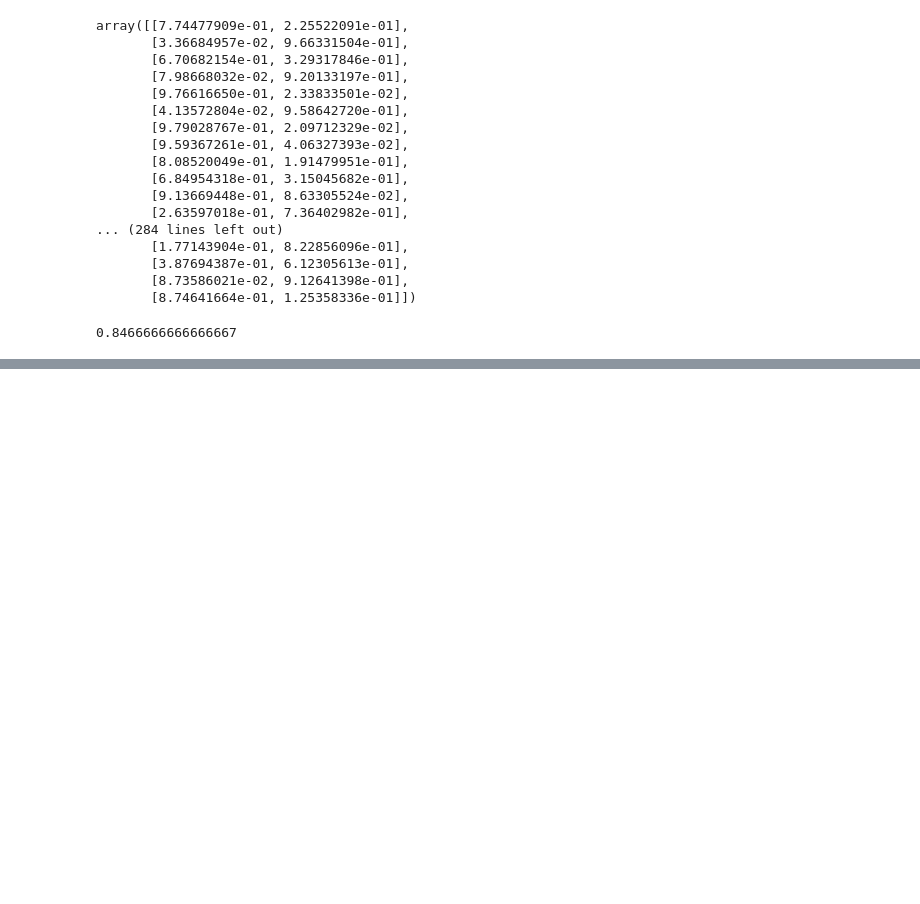
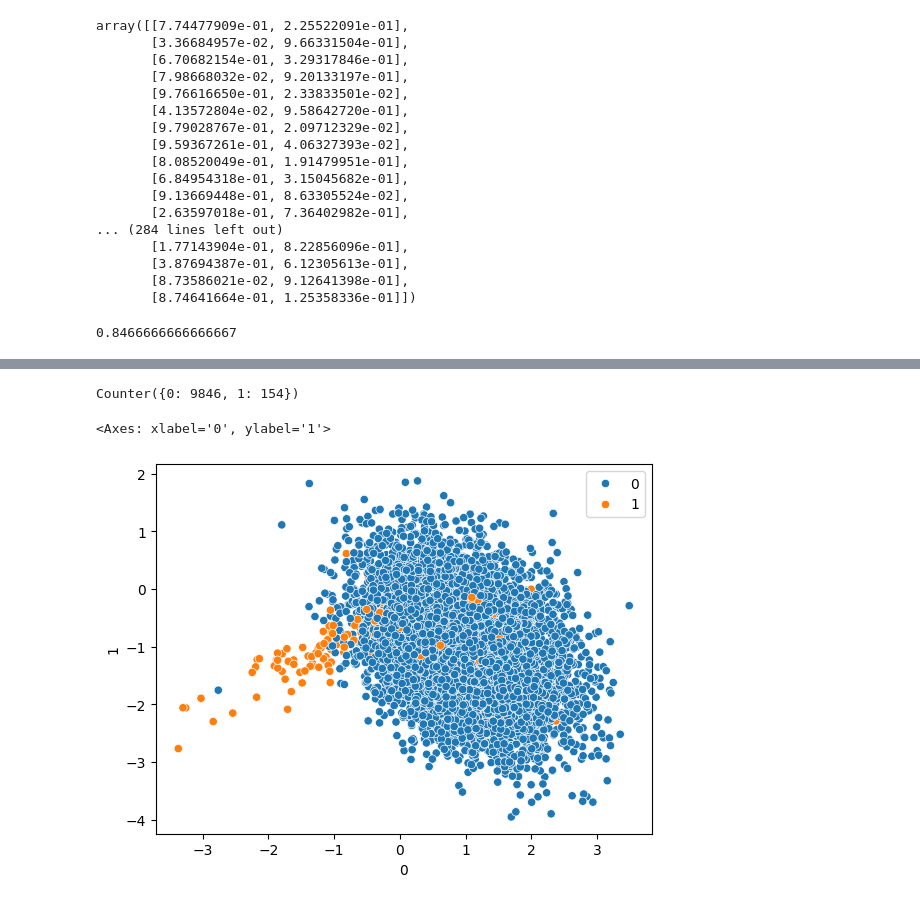
Before and after one commit to samvillasmith/ML-Algorithms, a Jupyter notebook: Logistic_Regression/logistic_regression.ipynb, the cells around one changed output, grey strips where cells are left out. Saved outputs shown, nothing was run; the diff lists cells and outputs as text; code cells hidden in the pictures; blank space fills up the shorter version.

```diff
--- a/Logistic_Regression/logistic_regression.ipynb
+++ b/Logistic_Regression/logistic_regression.ipynb
@@ -113,0 +315,3 @@ weighted avg       0.85      0.85      0.85       300
+# %%
+# Create the dataset
+X, y = make_classification(n_samples=10000, n_features=2, n_clusters_per_class=1, n_redundant=0, random_state=10, weights=[0.99])
@@ -113,0 +328,10 @@ weighted avg       0.85      0.85      0.85       300
+# %%
+Counter(y)
+# %% [output]
+Counter({0: 9846, 1: 154})
+# %%
+# Plot the dataset
+sns.scatterplot(x=pd.DataFrame(X)[0], y=pd.DataFrame(X)[1], hue=y)
+# %% [output]
+<Axes: xlabel='0', ylabel='1'>
+[figure, added]
```
Also changed, not shown: parts of 37 cells of this notebook.
